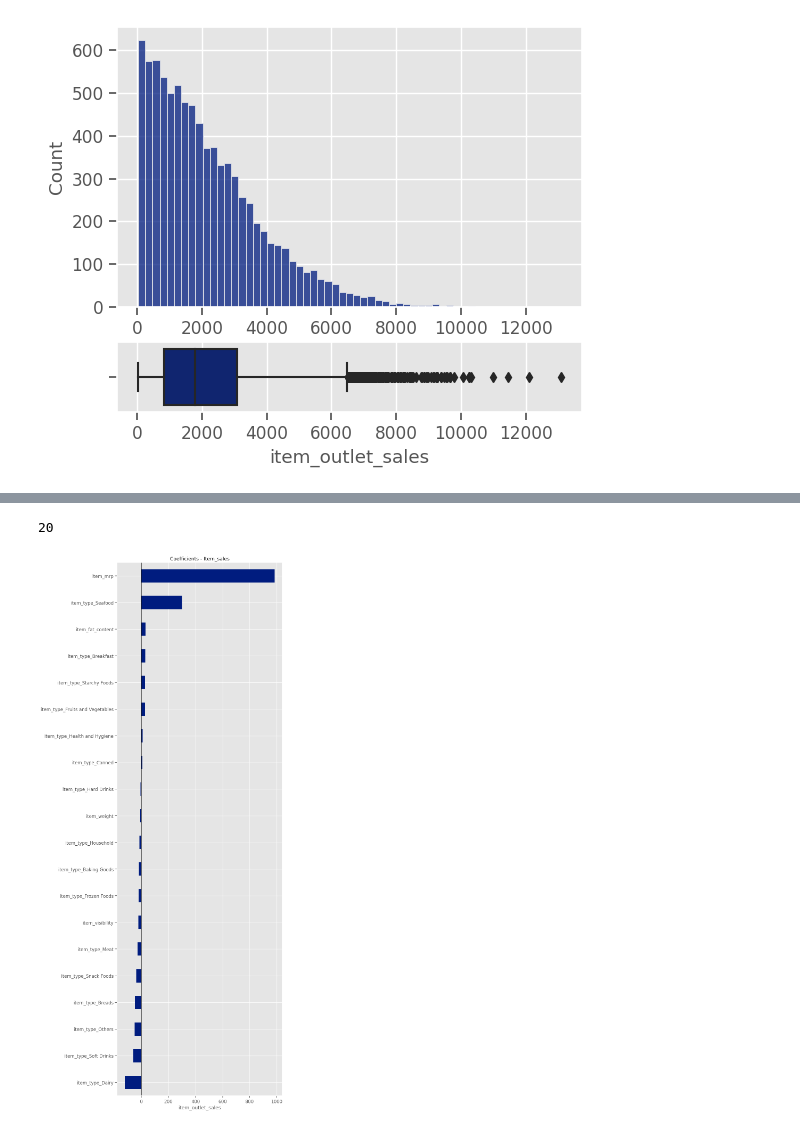
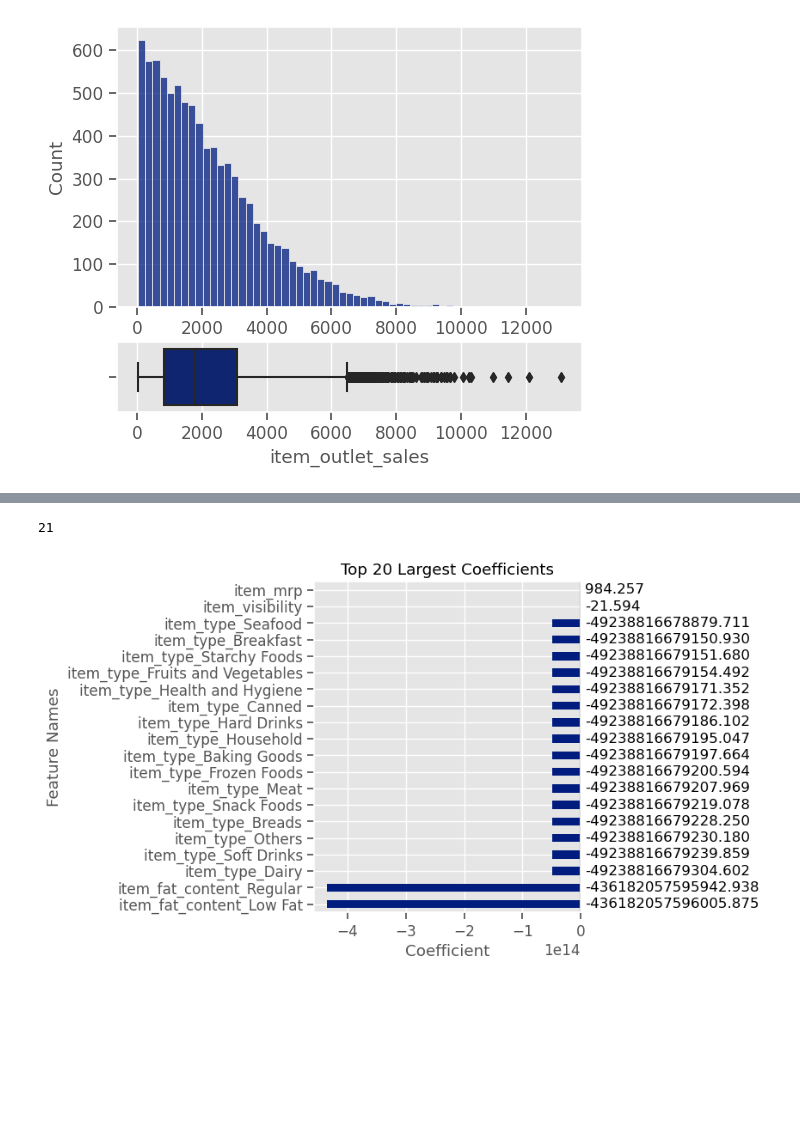
Before and after one commit to pmontecinos23/Project-1---Recisited, a Jupyter notebook: Explaining Models with Sap.ipynb, the cells around one changed output, grey strips where cells are left out. Saved outputs shown, nothing was run; the diff lists cells and outputs as text; code cells hidden in the pictures; blank space fills up the shorter version.

Commit message:
Sales

```diff
--- a/Explaining Models with Sap.ipynb
+++ b/Explaining Models with Sap.ipynb
@@ -53,10 +59,10 @@ Index(['item_identifier', 'item_weight', 'item_fat_content', 'item_visibility',
        'outlet_type', 'item_outlet_sales'],
       dtype='object')
 # %%
-replace_dict1 = {'Medium':1, 'Small':0, 'High':2}
+# replace_dict1 = {'Medium':1, 'Small':0, 'High':2}
 replace_dict2 = {'Tier 1':0, 'Tier 2':1, 'Tier 3':2}
-replace_dict4 = {'Low Fat': 0, 'Regular':1,'reg':1, 'low fat':0, 'LF':0}
-sp['outlet_size'].replace(replace_dict1, inplace=True)
+replace_dict4 = {'reg':'Regular', 'low fat':'Low Fat', 'LF':'Low Fat'}
+# sp['outlet_size'].replace(replace_dict1, inplace=True)
 sp['outlet_location_type'].replace(replace_dict2, inplace=True)
 sp['item_fat_content'].replace(replace_dict4, inplace=True)
 # %%
@@ -268,12 +356,11 @@ dtype: float64
 oi = [c for c in X_train_df.columns if c.startswith('item')]
 len(oi)
 # %% [output]
-20
+21
 # %%
-ax = coeffs[oi].sort_values().plot(kind='barh', figsize=(8,26))
-ax.axvline(0,color='k')
-ax.set(xlabel='item_outlet_sales', title='Coefficients - Item_sales');
+# Plot on graph
+plot_coeffs(coeffs[oi],top_n=20,intercept=False,annotate=True);
 # %% [output]
-[figure, old version]
+[figure, new version]
 # %%
 ax = coeffs.drop(oi).sort_values().plot(kind='barh')
```
Also changed, not shown: parts of 34 cells of this notebook, 3 other files.
